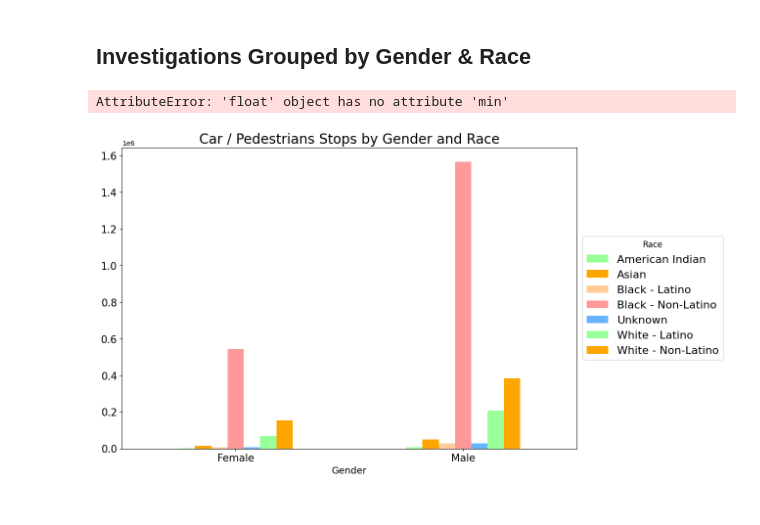
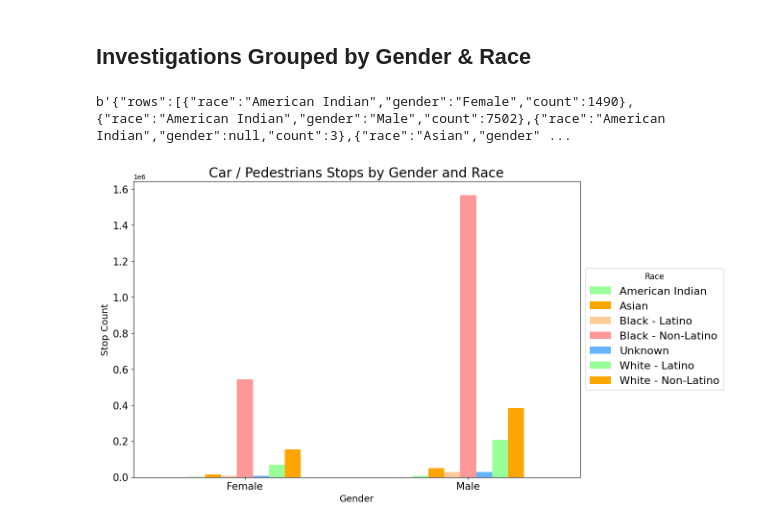
Before and after one commit to codeherk/opendataphilly, a Jupyter notebook: car_ped_stops_2020.ipynb, the cells around one changed output. Drawn from its saved outputs; the diff is of its cells as text; code cells hidden in the pictures.

```diff
--- a/car_ped_stops_2020.ipynb
+++ b/car_ped_stops_2020.ipynb
@@ -364,34 +345,33 @@ colors = ['#99ff99', 'orange','#ffcc99','#ff9999','#66b3ff']
 
 gender_url = 'https://phl.carto.com/api/v2/sql?q=\
 SELECT race, gender, COUNT(*) FROM car_ped_stops group by race, gender'
 
 # make a call to API endpoint and store response
 response = requests.get(url = gender_url).content
-# print(response)
+print(response)
 data = json.loads(response)['rows']
 # data
 
 # load data into DataFrame
 GENDER_DF = DataFrame(data)
 GENDER_DF
 
 # group data by stop type and race
 GENDER_GROUP_DF = GENDER_DF.groupby(['gender','race']).sum()
 GENDER_GROUP_DF = GENDER_GROUP_DF.unstack()
 GENDER_GROUP_DF
 
 # plot data
 plot = GENDER_GROUP_DF['count'].plot(kind='bar',
                                    color = colors,
                                    rot=0,
                                    fontsize=15)
 plot.legend(title='Race', title_fontsize=12, loc="center left", prop={'size': 16}, bbox_to_anchor=(1, 0, 0.5, 1))
 plot.set_title('Car / Pedestrians Stops by Gender and Race', size=20)
 plt.xlabel('Gender', size=14)
-plt.yticks(np.arange(y.min(), y.max(), 0.005))
 plt.ylabel('Stop Count', size=14)
 plt.savefig('car_ped_stops-demographics4.png', format='png'
            , bbox_inches='tight', pad_inches=0.05)
 # %% [output]
-AttributeError: 'float' object has no attribute 'min'
+b'{"rows":[{"race":"American Indian","gender":"Female","count":1490},{"race":"American Indian","gender":"Male","count":7502},{"race":"American Indian","gender":null,"count":3},{"race":"Asian","gender" ...
-[figure, old version]
+[figure, new version]
```
Also changed, not shown: parts of 4 cells of this notebook.
